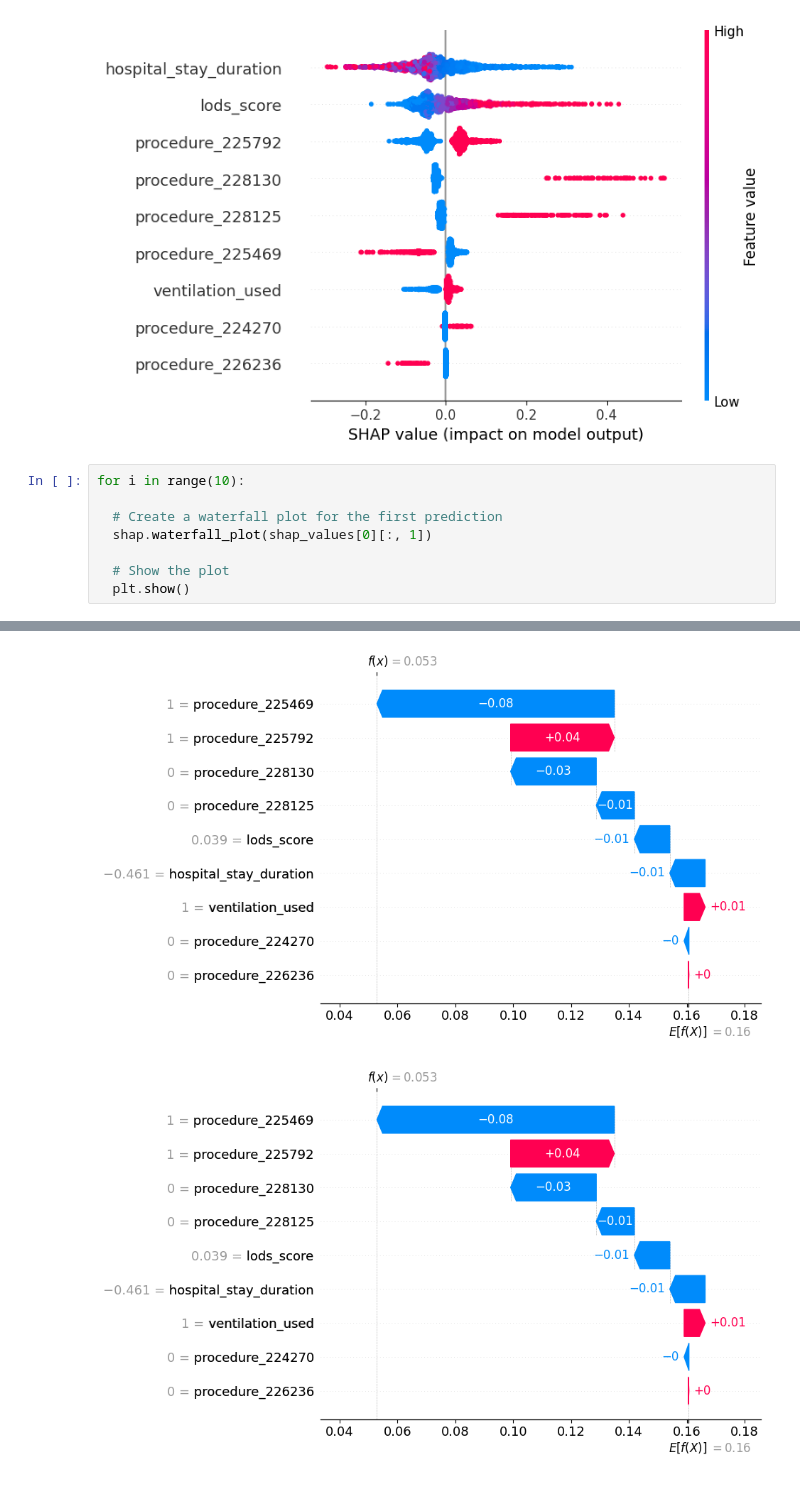
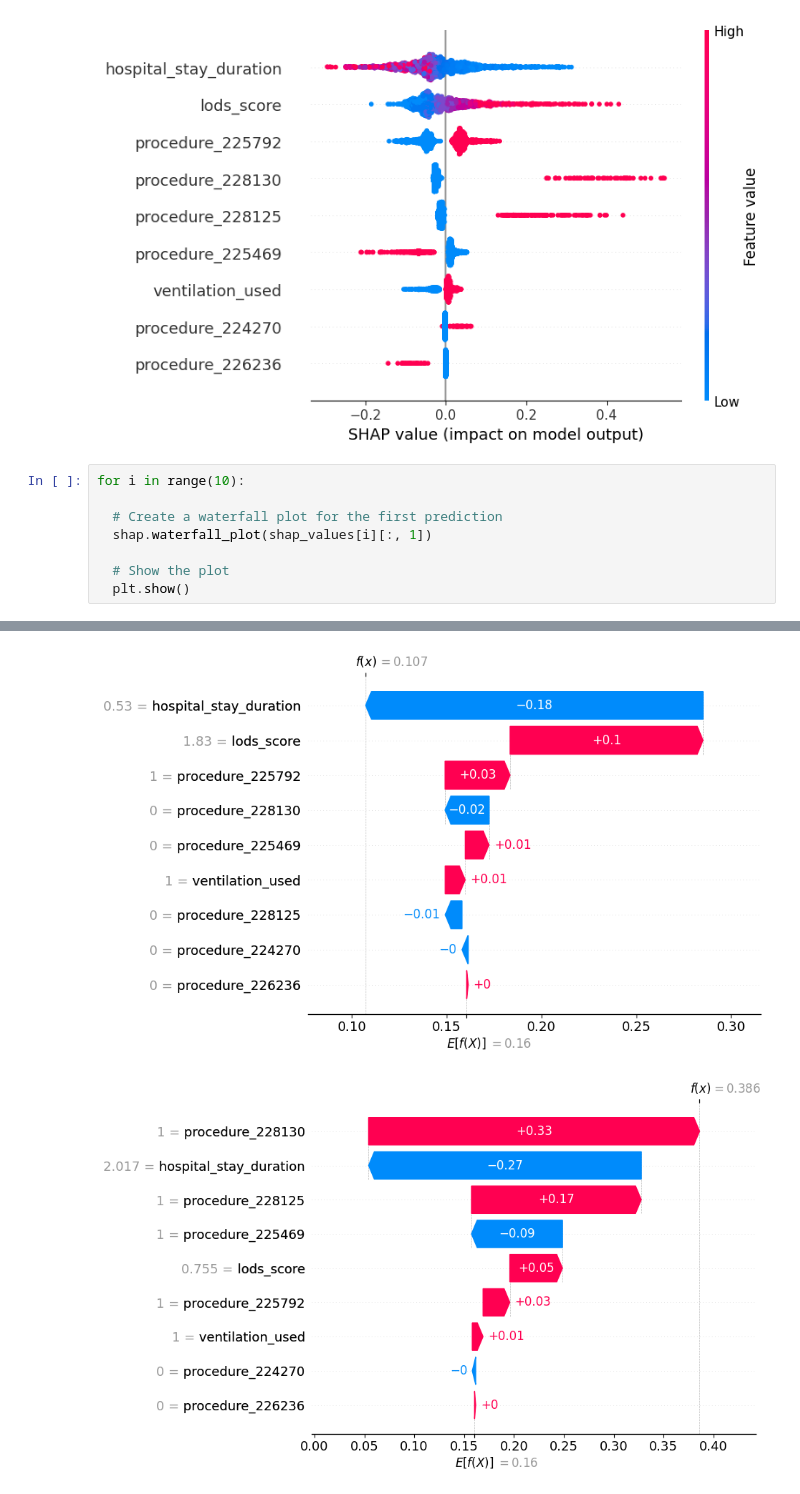
Before and after one commit to TGChenZP/COMP90089__GroupWork__Py, a Jupyter notebook: notebooks/FinalResults.ipynb, the cells around one changed output, grey strips where cells are left out. Cells and saved outputs as stored; diff of their text form.

```diff
--- a/notebooks/FinalResults.ipynb
+++ b/notebooks/FinalResults.ipynb
@@ -1238,7 +1236,7 @@ shap.summary_plot(shap_values[:, :, 1], test_data[list(features_ordering[curve_i
 for i in range(10):
 
   # Create a waterfall plot for the first prediction
-  shap.waterfall_plot(shap_values[0][:, 1])
+  shap.waterfall_plot(shap_values[i][:, 1])
 
   # Show the plot
   plt.show()
@@ -1253,2 +1251,2 @@ for i in range(10):
-[figure, old version]
+[figure, new version]
-[figure, old version]
+[figure, new version]
```
Also changed, not shown: parts of 5 cells of this notebook.
